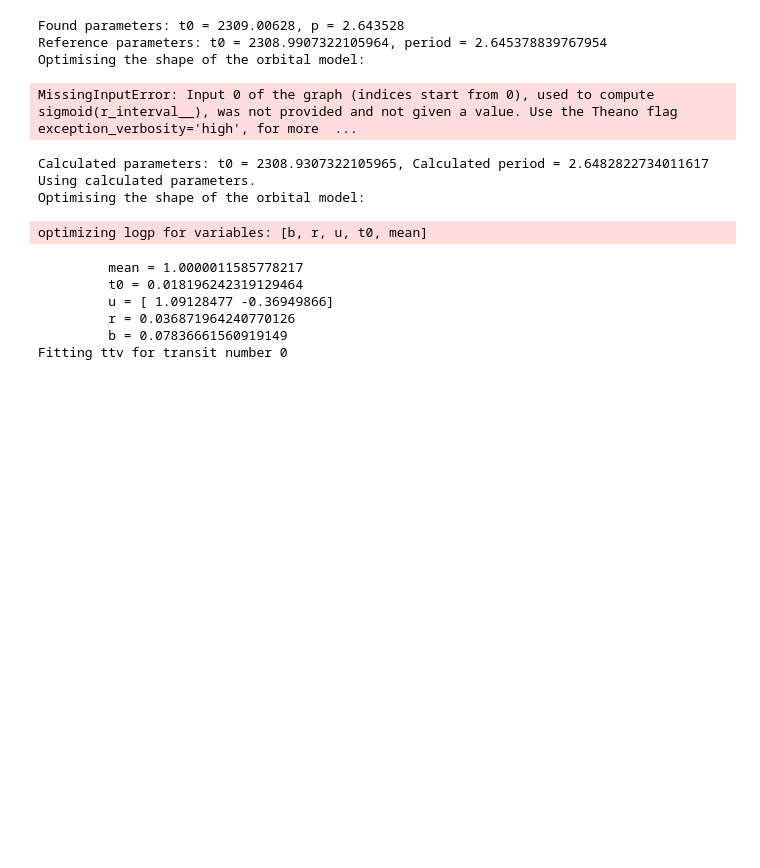
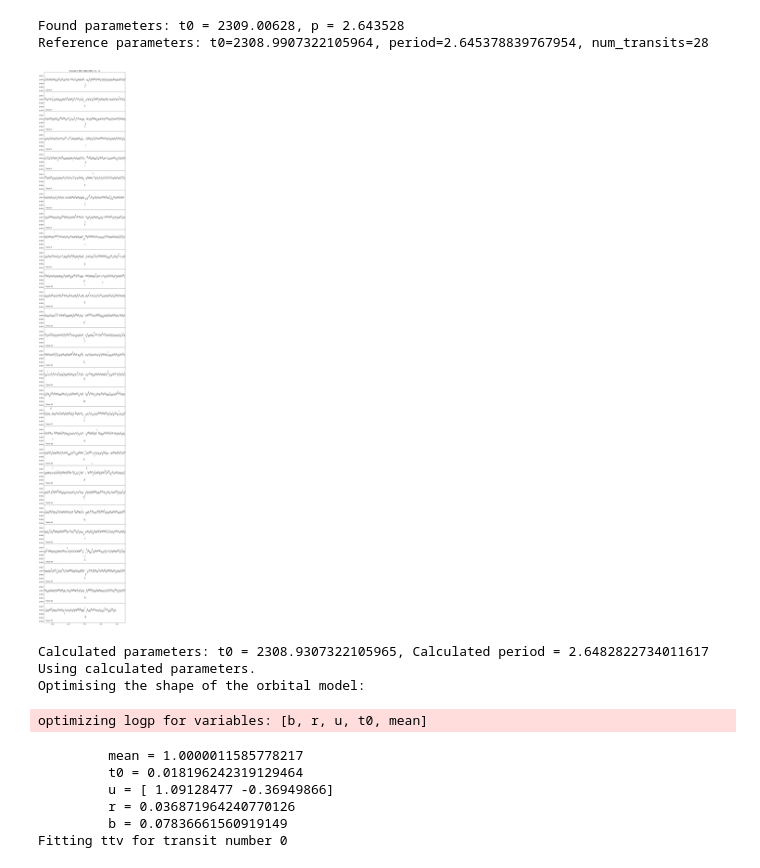
Before and after one commit to mporritt/Taste-of-Research, a Jupyter notebook: K2-146.ipynb, the cells around one changed output. Drawn from its saved outputs; the diff is of its cells as text; code cells hidden in the pictures; blank space fills up the shorter version.

```diff
--- a/K2-146.ipynb
+++ b/K2-146.ipynb
@@ -8,12 +9,11 @@ import TTVModel, TTVLightCurve
 from dataInteraction import read_data, parameter_lookup, get_path
 # %%
 model = read_data(211924657, 5)
-model.optimise()
+model.plot_transits_stacked(save=True)
 # %% [output]
 Found parameters: t0 = 2309.00628, p = 2.643528
-Reference parameters: t0 = 2308.9907322105964, period = 2.645378839767954
-Optimising the shape of the orbital model:
+Reference parameters: t0=2308.9907322105964, period=2.645378839767954, num_transits=28
-MissingInputError: Input 0 of the graph (indices start from 0), used to compute sigmoid(r_interval__), was not provided and not given a value. Use the Theano flag exception_verbosity='high', for more  ...
+[figure, added]
 # %%
 models = []
 for c in [5, 16, 18]:
```
Also changed, not shown: parts of 1 cell of this notebook, 8 other files.
